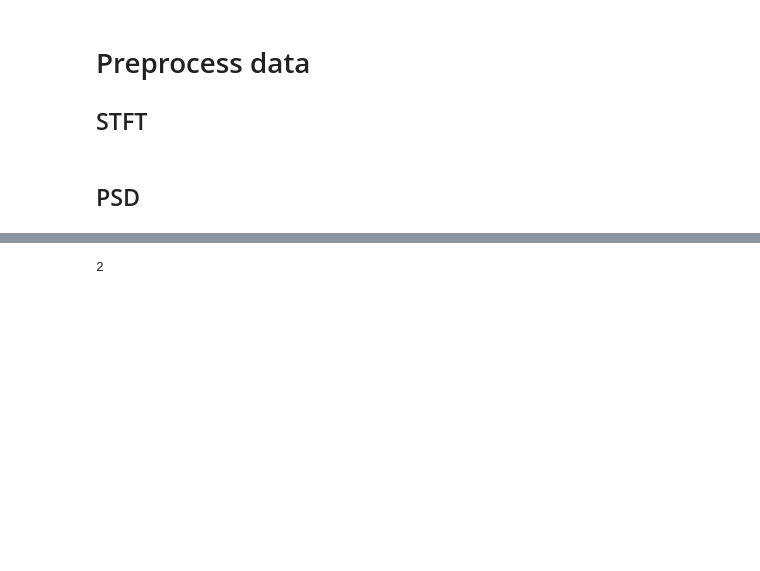
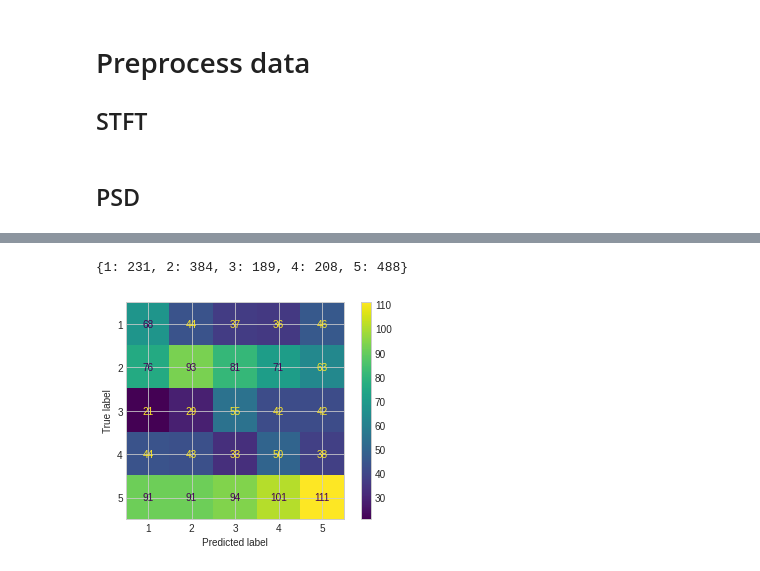
Before and after one commit to akraradets/2021JanHCI, a Jupyter notebook: 4-redo-process/01-emotion.ipynb, the cells around one changed output, grey strips where cells are left out. Drawn from its saved outputs; the diff is of its cells as text; code cells hidden in the pictures; blank space fills up the shorter version.

```diff
--- a/4-redo-process/01-emotion.ipynb
+++ b/4-redo-process/01-emotion.ipynb
@@ -306,31 +327,38 @@ for filt in filter_list:
 bands = np.array(bands)
 
 result_image = []
-best_image = 0
+best_image_acc = 0
+best_image_score = 0
 best_image_idx = -1
 best_image_comb = None
-bast_image_model = None
+best_image_model = None
 image_X, image_y = None, None
 for r in [1,2,3,4,5]:
     print("="*20,f"Number {r}","="*20)
     for comb in combinations([0,1,2,3,4],r):
         print(" ",band_names[list(comb)])
         selected_x = None
+        # print(bands[ list(comb) ])
         for pt in bands[ list(comb) ]:
+            # print(pt)
             if(type(selected_x) == type(None)): selected_x = X[:,:,pt].mean(axis=2)
-            else: selected_x = np.concatenate([selected_x, X[:,:,pt].mean(axis=2)], axis=1)
+            else:
+                selected_x = np.concatenate([selected_x, X[:,:,pt].mean(axis=2)], axis=1)
+        # print(selected_x.shape)
+        # pts = np.concatenate( bands[ list(comb) ] )
         result,model = get_acc(selected_x,y)
-        print(" Averag accuracy:", result[0].mean(), "Average Score:", result[1].mean(), "Average Variance:", result[2].mean())
+        print(" Averag accuracy:", result[0], "Average Score:", result[1], "Average Variance:", result[2])
         result_image.append(result)
-        if(result[1].mean() > best_image):
-            best_image = result[1].mean()
+        if(result[1] > best_image_score):
+            best_image_acc = result[0]
+            best_image_score = result[1]
             best_image_idx = len(result_image)-1
             best_image_comb = band_names[ list(comb) ]
-            bast_image_model = model
-            image_X = selected_x
-            image_y = y
+            best_image_model = model
+            image_X = selected_x.copy()
+            image_y = y.copy()
 
-print(f"Best Score is {best_image} at index {best_image_idx} with combination {best_image_comb}")
+print(f"Best Score is {best_image_acc} | {best_image_score} at index {best_image_idx} with combination {best_image_comb}")
 # %% [output]
 ==================== Number 1 ====================
   ['Delta']
@@ -449,9 +472,0 @@ Best Score is 0.22066666666666665 at index 4 with combination ['Gamma']
-# %%
-bast_image_model.predict(image_X)
-al = set()
-for i in bast_image_model.predict(image_X):
-    if(i not in al):
-        al.add(i)
-        print(i)
-# %% [output]
-2
@@ -457,0 +475,14 @@ for i in bast_image_model.predict(image_X):
+# %%
+best_image_model.predict(image_X)
+ans = best_image_model.predict(normalize(image_X,axis=0))
+label = image_y
+cm = confusion_matrix(ans, label)
+ConfusionMatrixDisplay(cm, display_labels=[1,2,3,4,5]).plot()
+# print(cm)
+bin = dict({1: 0, 2: 0, 3: 0, 4: 0, 5: 0 })
+for i in ans:
+    bin[i] = bin[i] + 1
+print(bin)
+# %% [output]
+{1: 231, 2: 384, 3: 189, 4: 208, 5: 488}
+[figure, added]
```
Also changed, not shown: parts of 10 cells of this notebook.
